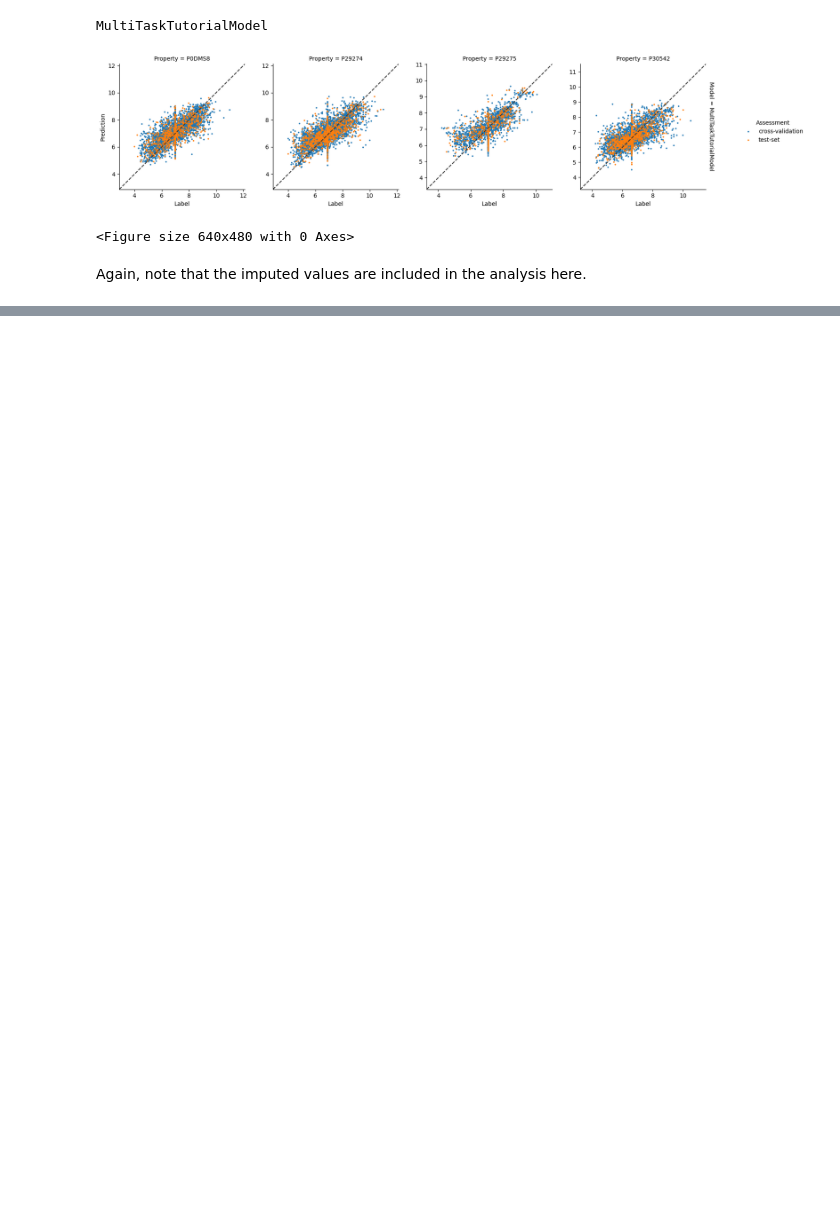
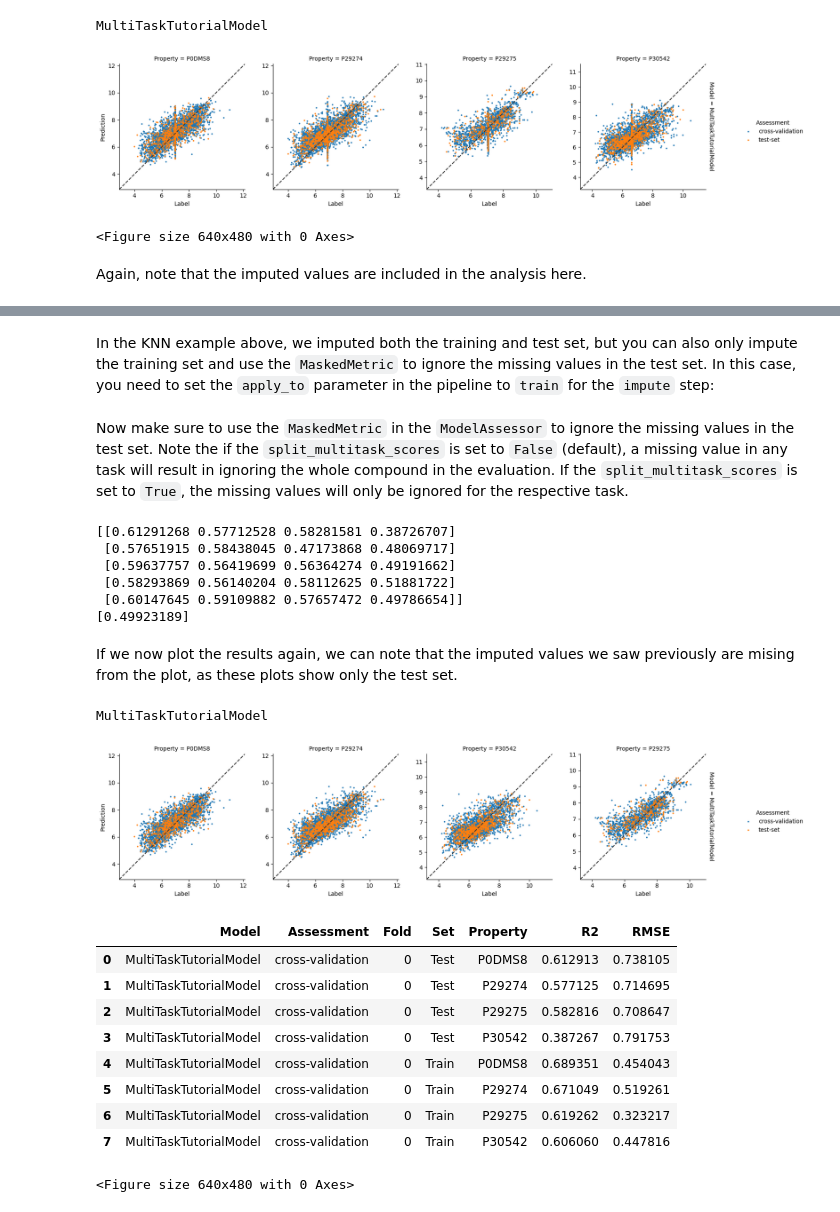
Before and after one commit to CDDLeiden/QSPRpred, a Jupyter notebook: tutorials/advanced/modelling/multi_task_modelling.ipynb, the cells around one changed output, grey strips where cells are left out. Drawn from its saved outputs; the diff is of its cells as text; code cells hidden in the pictures; blank space fills up the shorter version.

```diff
--- a/tutorials/advanced/modelling/multi_task_modelling.ipynb
+++ b/tutorials/advanced/modelling/multi_task_modelling.ipynb
@@ -204,0 +224,2 @@ summary
+# %% [markdown]
+In the KNN example above, we imputed both the training and test set, but you can also only impute the training set and use the `MaskedMetric` to ignore the missing values in the test set. In this case, you need to set the `apply_to` parameter in the pipeline to `train` for the `impute` step:
@@ -204,0 +239,67 @@ summary
+# %% [markdown]
+Now make sure to use the `MaskedMetric` in the `ModelAssessor` to ignore the missing values in the test set.
+Note the if the `split_multitask_scores` is set to `False` (default), a missing value in any task will result in ignoring the whole compound in the evaluation.
+If the `split_multitask_scores` is set to `True`, the missing values will only be ignored for the respective task.
+# %%
+from sklearn.model_selection import KFold
+from qsprpred.models import SklearnModel
+from sklearn.neighbors import KNeighborsRegressor
+from qsprpred.models import Assessor
+
+os.makedirs('../../tutorial_output/models', exist_ok=True)
+model = SklearnModel(
+    base_dir='../../tutorial_output/models',
+    alg=KNeighborsRegressor,
+    name='MultiTaskTutorialModel')
+
+
+# Perform cross-validation with split_multitask_scores=True
+crossval = Assessor(
+    name="cross-validation",
+    scoring = masked_metric, # use masked r2 defined above
+    split=KFold(n_splits=5, shuffle=True, random_state=42),
+    split_multitask_scores=True,
+)
+print(crossval(model, dataset[train_indices], pipeline=pipeline))
+
+# Perform test set evaluation with split_multitask_scores=False
+testval = Assessor(
+    name="test-set",
+    scoring = masked_metric,
+    split="randomsplit_0.2",
+)
+print(testval(model, dataset, pipeline=pipeline))
+
+
+# Fit the model on the whole dataset
+model.fitDataset(dataset, pipeline=pipeline)
+
+_ = model.save()
+# %% [output]
+[[0.61291268 0.57712528 0.58281581 0.38726707]
+ [0.57651915 0.58438045 0.47173868 0.48069717]
+ [0.59637757 0.56419699 0.56364274 0.49191662]
+ [0.58293869 0.56140204 0.58112625 0.51881722]
+ [0.60147645 0.59109882 0.57657472 0.49786654]]
+[0.49923189]
+# %% [markdown]
+If we now plot the results again, we can note that the imputed values we saw previously are mising from the plot, as these plots show only the test set.
+# %%
+from qsprpred.plotting.regression import CorrelationPlot
+
+plot = CorrelationPlot([model], ["cross-validation", "test-set"])
+axes, summary = plot.make(save=False, show=True)
+display(summary.head(8))
+# %% [output]
+MultiTaskTutorialModel
+[figure, added]
+|  | Model | Assessment | Fold | Set | Property | R2 | RMSE |
+| 0 | MultiTaskTutorialModel | cross-validation | 0 | Test | P0DMS8 | 0.612913 | 0.738105 |
+| 1 | MultiTaskTutorialModel | cross-validation | 0 | Test | P29274 | 0.577125 | 0.714695 |
+| 2 | MultiTaskTutorialModel | cross-validation | 0 | Test | P29275 | 0.582816 | 0.708647 |
+| 3 | MultiTaskTutorialModel | cross-validation | 0 | Test | P30542 | 0.387267 | 0.791753 |
+| 4 | MultiTaskTutorialModel | cross-validation | 0 | Train | P0DMS8 | 0.689351 | 0.454043 |
+| 5 | MultiTaskTutorialModel | cross-validation | 0 | Train | P29274 | 0.671049 | 0.519261 |
+| 6 | MultiTaskTutorialModel | cross-validation | 0 | Train | P29275 | 0.619262 | 0.323217 |
+| 7 | MultiTaskTutorialModel | cross-validation | 0 | Train | P30542 | 0.606060 | 0.447816 |
+<Figure size 640x480 with 0 Axes>
```
Also changed, not shown: parts of 25 cells of this notebook, 5 other files.
